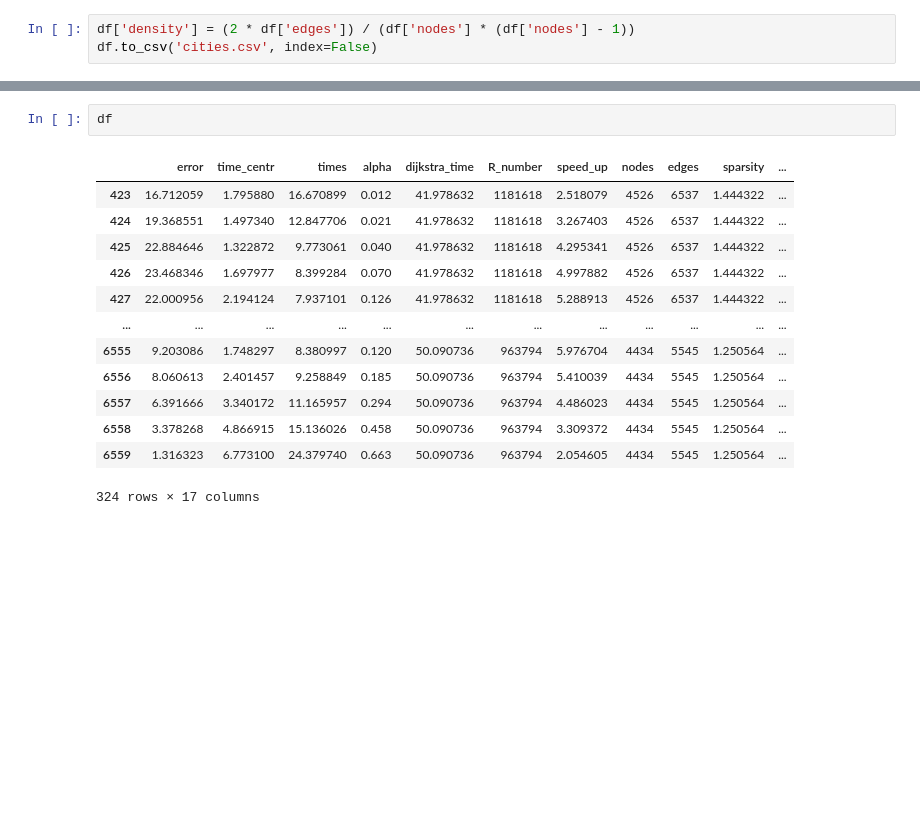
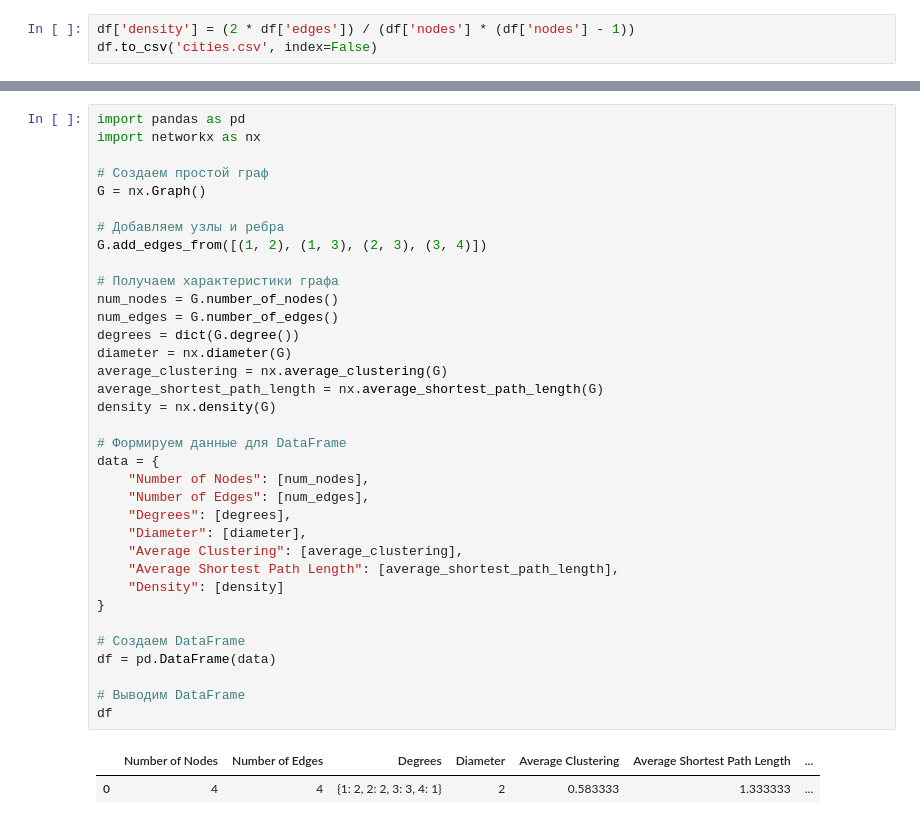
Before and after one commit to romanroff/tmp, a Jupyter notebook: main.ipynb, the cells around one changed output, grey strips where cells are left out. Drawn from its saved outputs; the diff is of its cells as text; blank space fills up the shorter version.

```diff
--- a/main.ipynb
+++ b/main.ipynb
@@ -605,16 +675,38 @@ ploting(df=df, name='density', highlight2_name='speed_up', q=5, highlight=True,
-# %%
-df
-# %% [output]
-|  | error | time_centr | times | alpha | dijkstra_time | R_number | speed_up | nodes | edges | sparsity | ... |
-| 423 | 16.712059 | 1.795880 | 16.670899 | 0.012 | 41.978632 | 1181618 | 2.518079 | 4526 | 6537 | 1.444322 | ... |
-| 424 | 19.368551 | 1.497340 | 12.847706 | 0.021 | 41.978632 | 1181618 | 3.267403 | 4526 | 6537 | 1.444322 | ... |
-| 425 | 22.884646 | 1.322872 | 9.773061 | 0.040 | 41.978632 | 1181618 | 4.295341 | 4526 | 6537 | 1.444322 | ... |
-| 426 | 23.468346 | 1.697977 | 8.399284 | 0.070 | 41.978632 | 1181618 | 4.997882 | 4526 | 6537 | 1.444322 | ... |
-| 427 | 22.000956 | 2.194124 | 7.937101 | 0.126 | 41.978632 | 1181618 | 5.288913 | 4526 | 6537 | 1.444322 | ... |
-| ... | ... | ... | ... | ... | ... | ... | ... | ... | ... | ... | ... |
-| 6555 | 9.203086 | 1.748297 | 8.380997 | 0.120 | 50.090736 | 963794 | 5.976704 | 4434 | 5545 | 1.250564 | ... |
-| 6556 | 8.060613 | 2.401457 | 9.258849 | 0.185 | 50.090736 | 963794 | 5.410039 | 4434 | 5545 | 1.250564 | ... |
-| 6557 | 6.391666 | 3.340172 | 11.165957 | 0.294 | 50.090736 | 963794 | 4.486023 | 4434 | 5545 | 1.250564 | ... |
-| 6558 | 3.378268 | 4.866915 | 15.136026 | 0.458 | 50.090736 | 963794 | 3.309372 | 4434 | 5545 | 1.250564 | ... |
-| 6559 | 1.316323 | 6.773100 | 24.379740 | 0.663 | 50.090736 | 963794 | 2.054605 | 4434 | 5545 | 1.250564 | ... |
-324 rows × 17 columns
+# %%
+import pandas as pd
+import networkx as nx
+
+# Создаем простой граф
+G = nx.Graph()
+
+# Добавляем узлы и ребра
+G.add_edges_from([(1, 2), (1, 3), (2, 3), (3, 4)])
+
+# Получаем характеристики графа
+num_nodes = G.number_of_nodes()
+num_edges = G.number_of_edges()
+degrees = dict(G.degree())
+diameter = nx.diameter(G)
+average_clustering = nx.average_clustering(G)
+average_shortest_path_length = nx.average_shortest_path_length(G)
+density = nx.density(G)
+
+# Формируем данные для DataFrame
+data = {
+    "Number of Nodes": [num_nodes],
+    "Number of Edges": [num_edges],
+    "Degrees": [degrees],
+    "Diameter": [diameter],
+    "Average Clustering": [average_clustering],
+    "Average Shortest Path Length": [average_shortest_path_length],
+    "Density": [density]
+}
+
+# Создаем DataFrame
+df = pd.DataFrame(data)
+
+# Выводим DataFrame
+df
+# %% [output]
+|  | Number of Nodes | Number of Edges | Degrees | Diameter | Average Clustering | Average Shortest Path Length | ... |
+| 0 | 4 | 4 | {1: 2, 2: 2, 3: 3, 4: 1} | 2 | 0.583333 | 1.333333 | ... |
```
Also changed, not shown: parts of 5 cells of this notebook.
